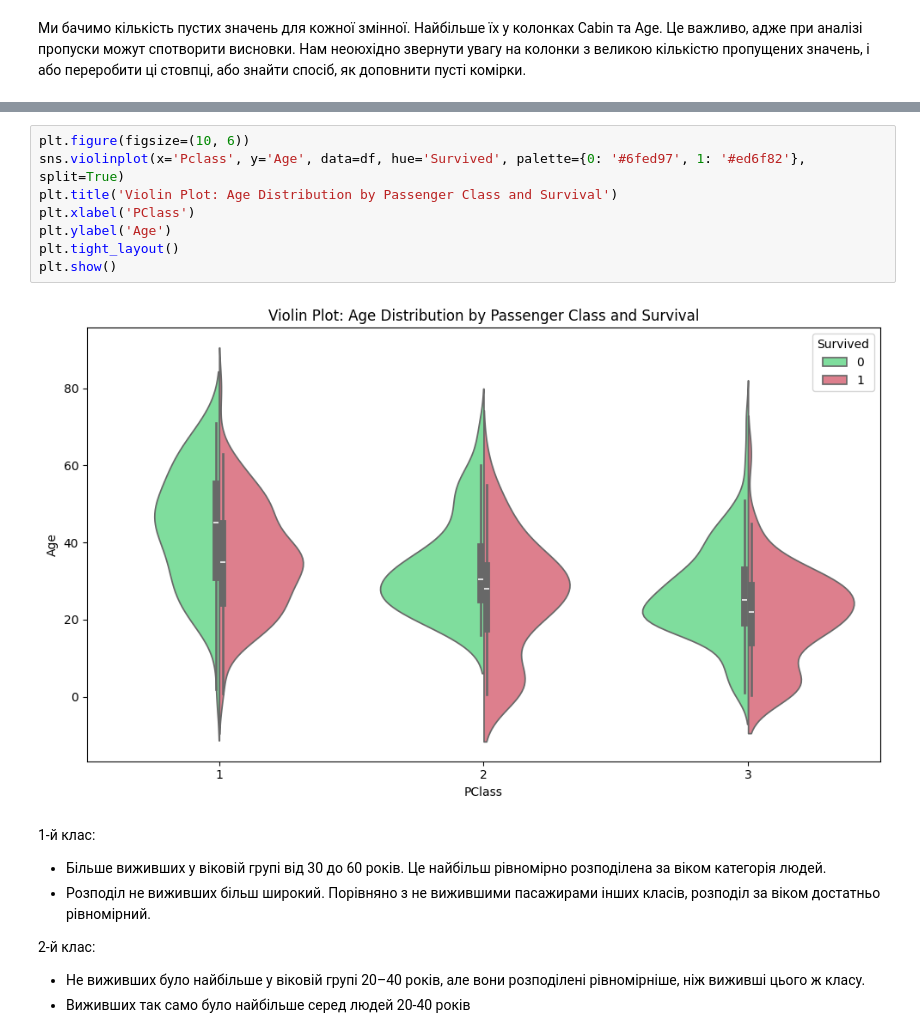
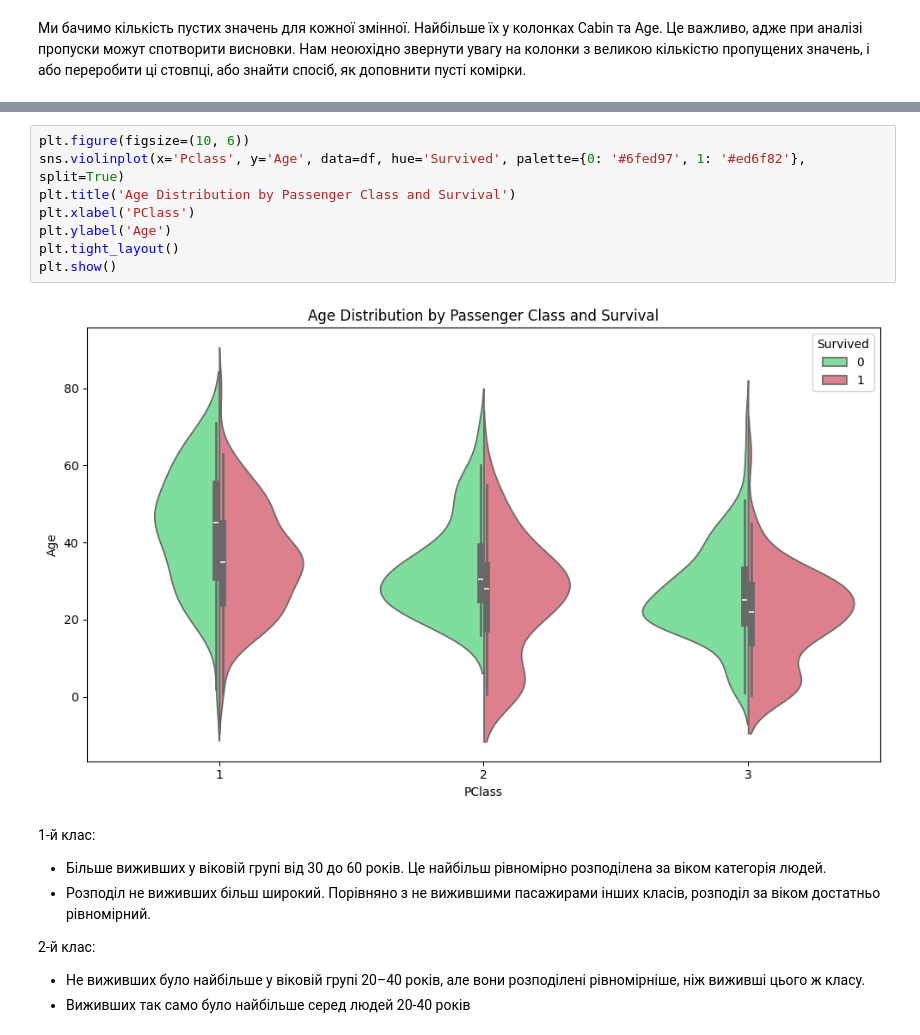
Before and after one commit to lanathefrog/python_practices, a Jupyter notebook: practice_10.ipynb, the cells around one changed output, grey strips where cells are left out. Drawn from its saved outputs; the diff is of its cells as text.

```diff
--- a/practice_10.ipynb
+++ b/practice_10.ipynb
@@ -103,13 +103,13 @@ plt.show()
 # %%
 plt.figure(figsize=(10, 6))
 sns.violinplot(x='Pclass', y='Age', data=df, hue='Survived', palette={0: '#6fed97', 1: '#ed6f82'}, split=True)
-plt.title('Violin Plot: Age Distribution by Passenger Class and Survival')
+plt.title('Age Distribution by Passenger Class and Survival')
 plt.xlabel('PClass')
 plt.ylabel('Age')
 plt.tight_layout()
 plt.show()
 # %% [output]
-[figure, old version]
+[figure, new version]
 # %% [markdown]
 1-й клаc:
 * Більше виживших у віковій групі від 30 до 60 років. Це найбільш рівномірно розподілена за віком категорія людей.
```
